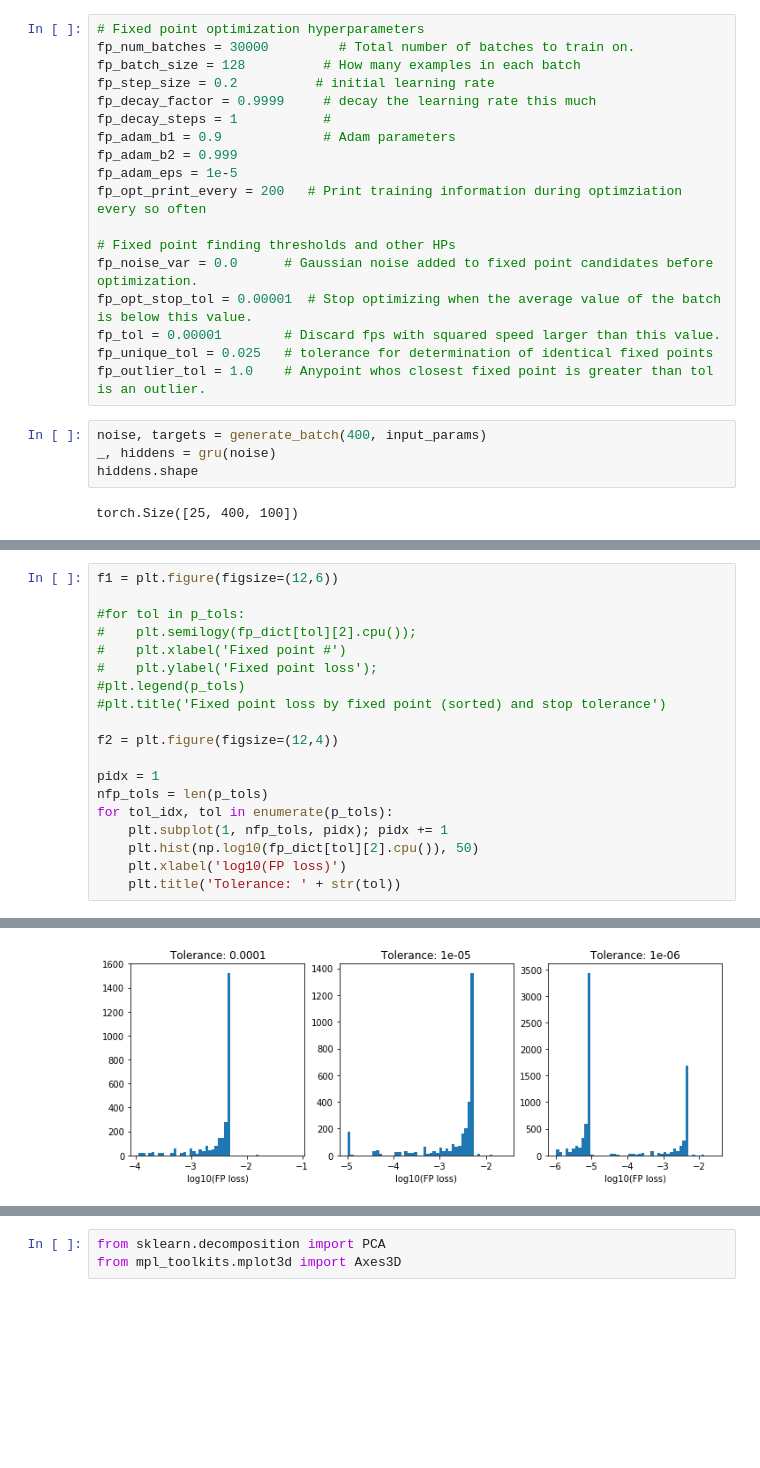
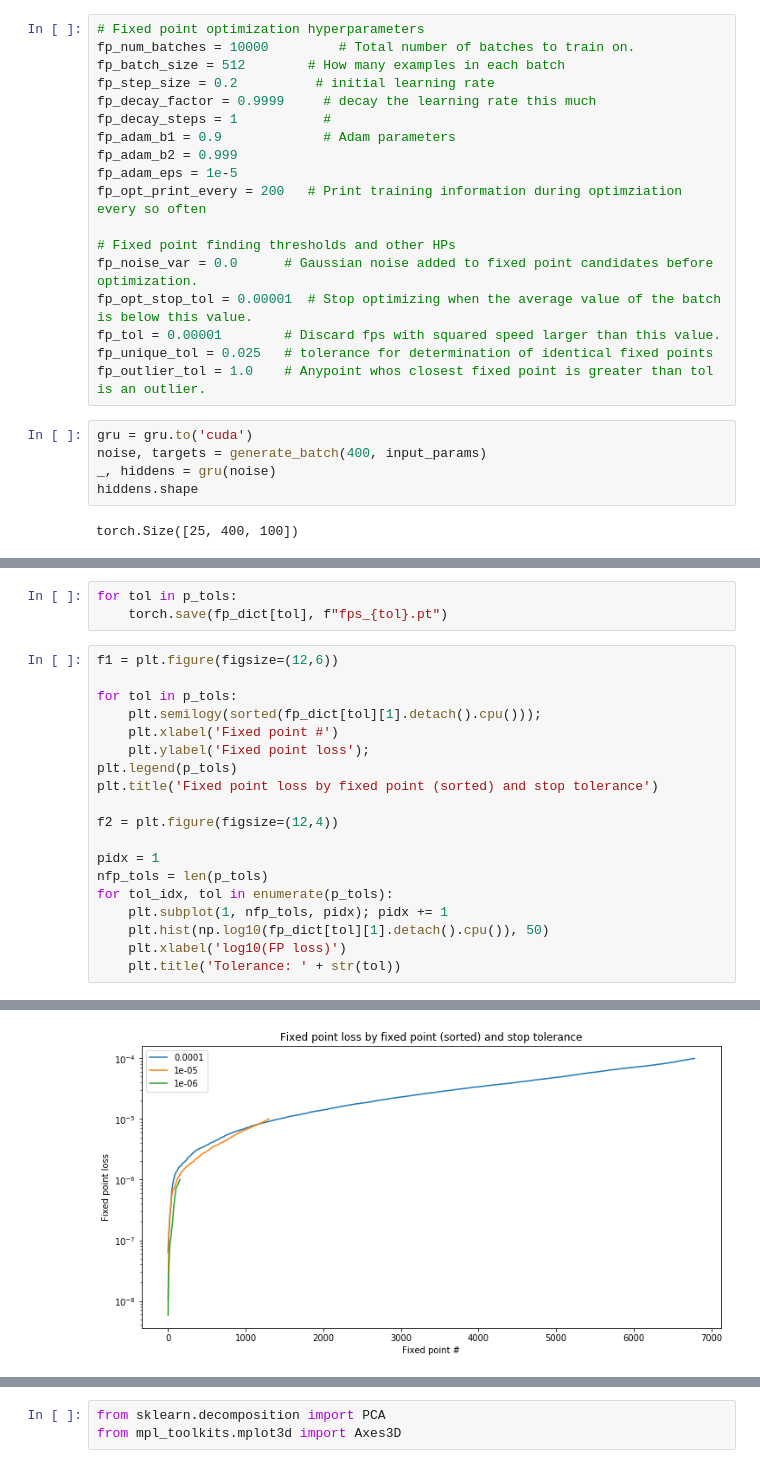
Before and after one commit to LPompe/TorchDynamics, a Jupyter notebook: notebooks/torch_dynamics.ipynb, the cells around one changed output, grey strips where cells are left out. Cells and saved outputs as stored; diff of their text form; blank space fills up the shorter version.

```diff
--- a/notebooks/torch_dynamics.ipynb
+++ b/notebooks/torch_dynamics.ipynb
@@ -190,8 +183,8 @@ Loss on a new large batch: 0.014241140335798264
 ## Fixed points
 # %%
 # Fixed point optimization hyperparameters
-fp_num_batches = 30000         # Total number of batches to train on.
-fp_batch_size = 128          # How many examples in each batch
+fp_num_batches = 10000         # Total number of batches to train on.
+fp_batch_size = 512        # How many examples in each batch
 fp_step_size = 0.2          # initial learning rate
 fp_decay_factor = 0.9999     # decay the learning rate this much
 fp_decay_steps = 1           #
@@ -207,6 +200,7 @@ fp_tol = 0.00001        # Discard fps with squared speed larger than this value.
 fp_unique_tol = 0.025   # tolerance for determination of identical fixed points
 fp_outlier_tol = 1.0    # Anypoint whos closest fixed point is greater than tol is an outlier.
 # %%
+gru = gru.to('cuda')
 noise, targets = generate_batch(400, input_params)
 _, hiddens = gru(noise)
 hiddens.shape
@@ -255,12 +249,15 @@ Batches 2176-2304 in 0.00, Training loss 0.0014
+# %%
+for tol in p_tols:
+    torch.save(fp_dict[tol], f"fps_{tol}.pt")
 # %%
 f1 = plt.figure(figsize=(12,6))
 
-#for tol in p_tols:
-#    plt.semilogy(fp_dict[tol][2].cpu());
-#    plt.xlabel('Fixed point #')
-#    plt.ylabel('Fixed point loss');
-#plt.legend(p_tols)
-#plt.title('Fixed point loss by fixed point (sorted) and stop tolerance')
+for tol in p_tols:
+    plt.semilogy(sorted(fp_dict[tol][1].detach().cpu()));
+    plt.xlabel('Fixed point #')
+    plt.ylabel('Fixed point loss');
+plt.legend(p_tols)
+plt.title('Fixed point loss by fixed point (sorted) and stop tolerance')
 
 f2 = plt.figure(figsize=(12,4))
 
@@ -268,7 +265,7 @@ pidx = 1
 nfp_tols = len(p_tols)
 for tol_idx, tol in enumerate(p_tols):
     plt.subplot(1, nfp_tols, pidx); pidx += 1
-    plt.hist(np.log10(fp_dict[tol][2].cpu()), 50)
+    plt.hist(np.log10(fp_dict[tol][1].detach().cpu()), 50)
     plt.xlabel('log10(FP loss)')
     plt.title('Tolerance: ' + str(tol))
 # %% [output]
@@ -276 +272 @@ for tol_idx, tol in enumerate(p_tols):
-[figure, old version]
+[figure, new version]
```
Also changed, not shown: parts of 21 cells of this notebook, 3 other files.
